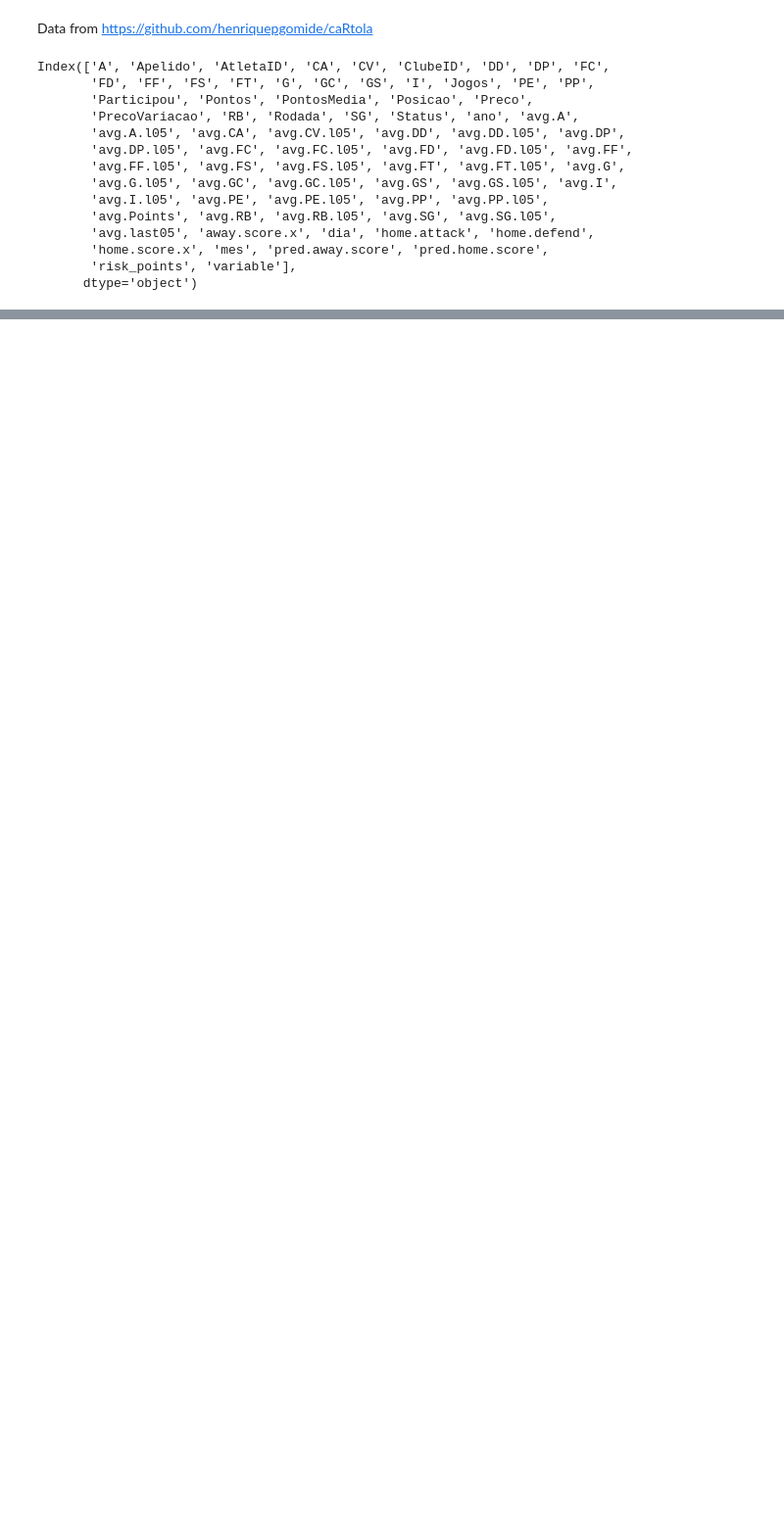
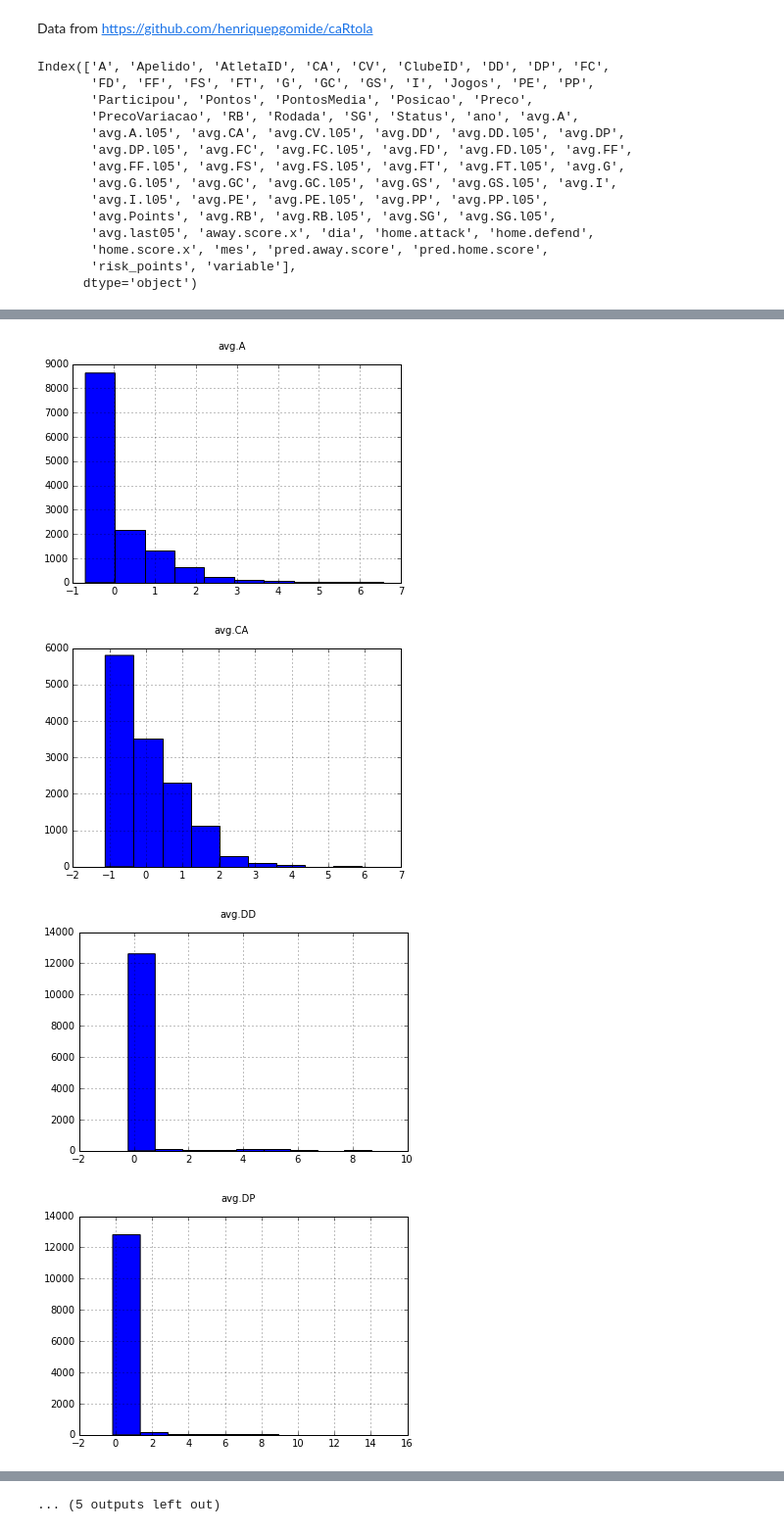
Before and after one commit to EduardoVernier/dynamic-projection-tests, a Jupyter notebook: cartola.ipynb, the cells around one changed output, grey strips where cells are left out. Shown at 98% size. Cells and saved outputs as stored; diff of their text form; code cells hidden in the pictures; blank space fills up the shorter version.

```diff
--- a/cartola.ipynb
+++ b/cartola.ipynb
@@ -175,0 +190,11 @@ header
+# %%
+for dim in dimensions:
+    plt.figure()
+    plt.suptitle(dim)
+#     print(dim)
+    df_all[dim].hist()
+# %% [output]
+[figure, added]
+[figure, added]
+[figure, added]
+[figure, added]
@@ -175,0 +209 @@ header
+... (5 outputs left out)
```
Also changed, not shown: parts of 16 cells of this notebook, 3 other files.
